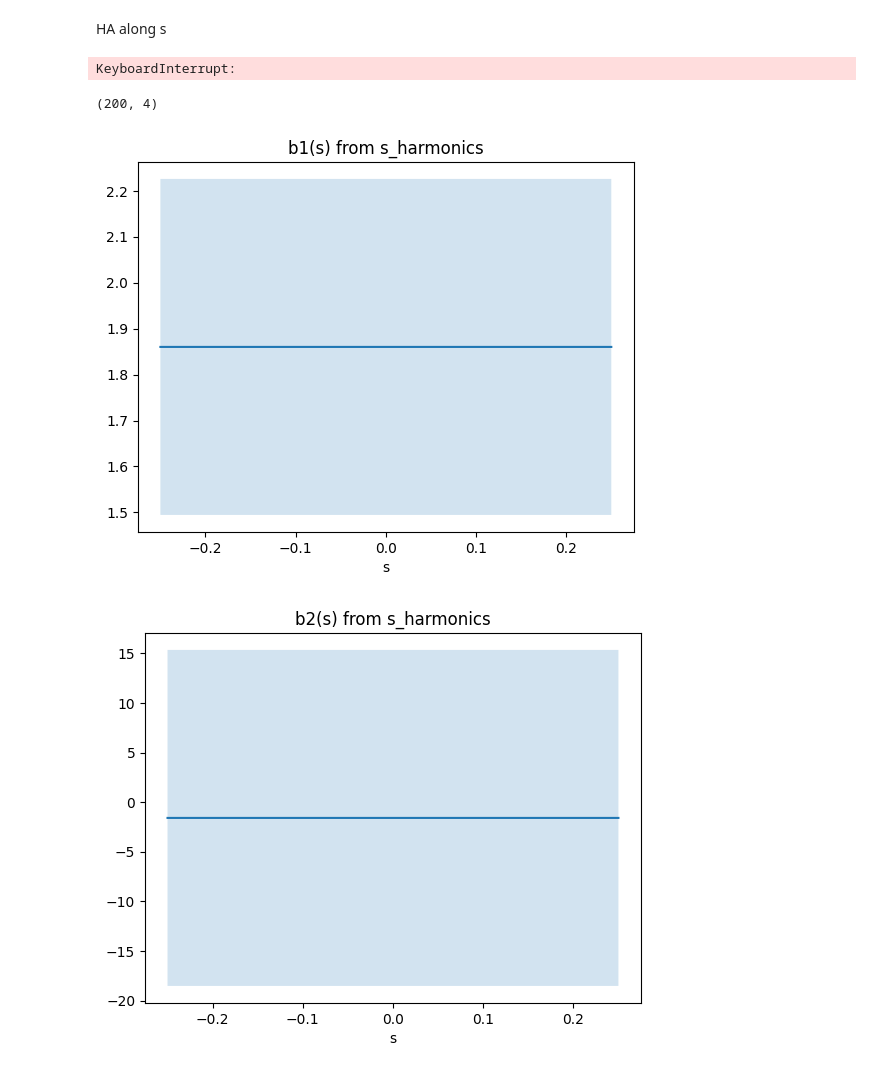
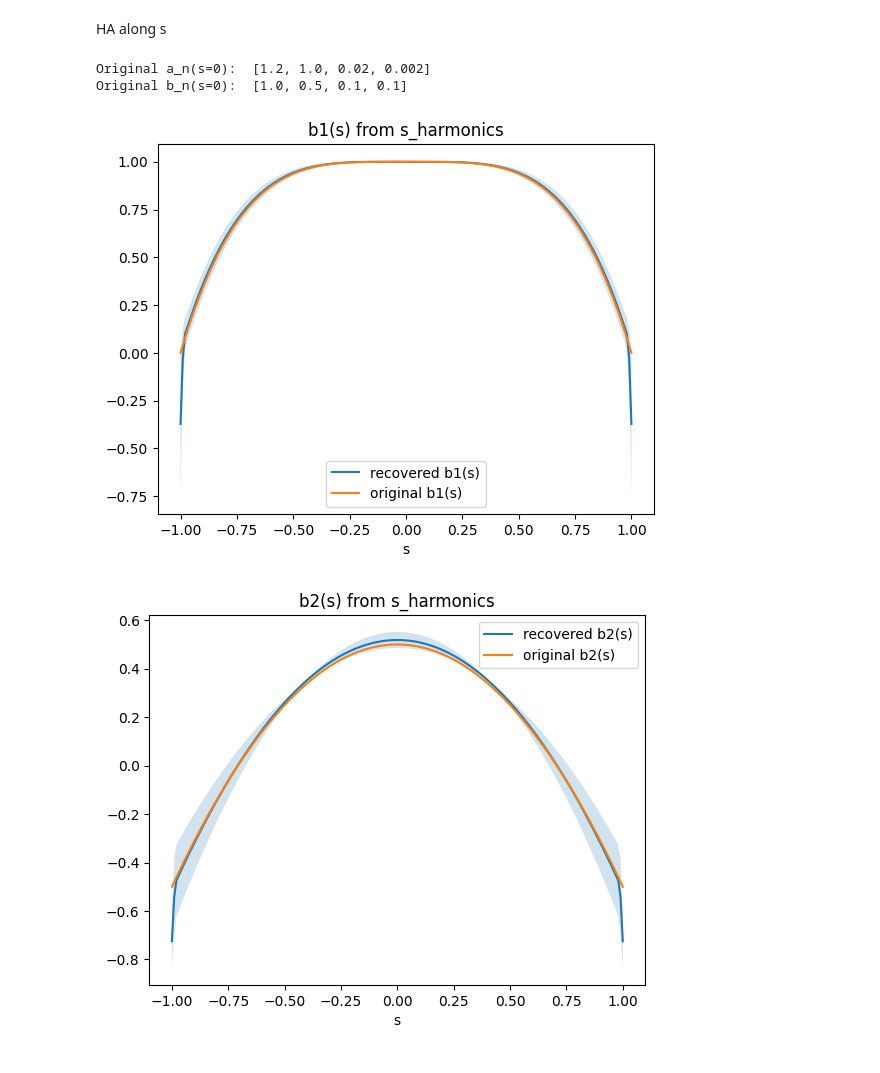
Before and after one commit to marcoliniF/bpmeth, a Jupyter notebook: preliminaryTrials/2abBAcurlB_HA_ab.ipynb, the cells around one changed output. Cells and saved outputs as stored; diff of their text form; code cells hidden in the pictures.

```diff
--- a/preliminaryTrials/2abBAcurlB_HA_ab.ipynb
+++ b/preliminaryTrials/2abBAcurlB_HA_ab.ipynb
@@ -7,8 +7,8 @@ from sympy import lambdify
 from sympy.abc import x, y, s
 # %%
 #start from multipole coeefficients a_n(s)=a1,a2,... and b_n(s)
-a_coeffs = [1 ,2,0.1, 0.04]
-b_coeffs = [1,2,0.041, 0.04]
+a_coeffs = ["1.2-0.3*s", "1-s**2", 0.02, 0.002]
+b_coeffs = ["1-s**4","0.5-s**2",0.1, 0.1]
 #get scalar potential
 expansion=bpmeth.FieldExpansion(a=a_coeffs, b=b_coeffs)
 #expansion.plot_components()
@@ -177,12 +177,14 @@ Original bn:  [1, 2, 0.041, 0.04]
 # %%
 p=4#how many values to plot
-
-plt.plot(range(1,len(a_coeffs[:p])+1), np.abs(a_coeffs[:p]-an[:p])/a_coeffs[:p], 'o', label='a_n error from HA')
-plt.plot(range(1,len(b_coeffs[:p])+1), np.abs(b_coeffs[:p]-bn[:p])/b_coeffs[:p], 'o', label='b_n error from HA')
-plt.plot(range(1,len(b_coeffs[:p])+1), np.abs(b_coeffs[:p]-bnfft[:p])/b_coeffs[:p], 'o', label='b_n error from FFT')
+#evaluate the symbolic expressions of the original coefficients to compare them with the recovered ones
+b_ana = lambdify(s, b_coeffs, 'numpy')
+a_ana = lambdify(s, a_coeffs, 'numpy')
+plt.plot(range(1,len(a_coeffs[:p])+1), np.abs(a_ana(s_fixed)[:p]-an[:p])/a_ana(s_fixed)[:p], 'o', label='a_n error from FD')
+plt.plot(range(1,len(b_coeffs[:p])+1), np.abs(b_ana(s_fixed)[:p]-bn[:p])/b_ana(s_fixed)[:p], 'o', label='b_n error from FD')
 plt.yscale('log')
 plt.xlabel('Index')
-plt.title('Relative error of multipole components reconstructed with H.A. at s=' + str(s_fixed))
+plt.ylabel('$(a_n - a_nnew)/a_n$')
+plt.title('Relative error of multipole components reconstructed with F.D. at s=' + str(sa[int(len(sa)/2)]))
 plt.legend()
 plt.show()
 # %% [output]
@@ -190,32 +192,29 @@ plt.show()
 # %% [markdown]
 HA along s
 # %%
-svals, bnHA, errorbnHA = curlfieldmap.s_harmonics(order=len(b_coeffs), rmin=0.01, rmax=0.30,nr=30, radius=0.025)
+svals, bnHA, errorbnHA = curlfieldmap.s_harmonics(order=len(b_coeffs), rmin=0.2, rmax=0.3,nr=10, radius=0.03)
-# %% [output]
-KeyboardInterrupt:
 # %%
-import sympy
-#evaluate the original coefficients at s=s_fixed
-a_coeffs_eval = [sympy.sympify(coeff).subs(s, svals) for (coeff, svals) in zip(a_coeffs, svals)]
-b_coeffs_eval = [sympy.sympify(coeff).subs(s, svals) for (coeff, svals) in zip(b_coeffs, svals)]
-print("Original a_n(s): ", a_coeffs_eval)
+print("Original a_n(s=0): ", a_ana(s_fixed))
+print("Original b_n(s=0): ", b_ana(s_fixed))
+# %% [output]
+Original a_n(s=0):  [1.2, 1.0, 0.02, 0.002]
+Original b_n(s=0):  [1.0, 0.5, 0.1, 0.1]
 # %%
-print(bnHA.shape)
 plt.plot(svals, bnHA[:,0], label='recovered b1(s)')
 plt.fill_between(svals, bnHA[:,0]-errorbnHA[:,0], bnHA[:,0]+errorbnHA[:,0], alpha=0.2)
+plt.plot(svals, b_ana(svals)[0], label='original b1(s)')
 plt.xlabel('s')
 plt.title('b1(s) from s_harmonics')
 plt.legend()
-plt.plot(svals, b_coeffs_eval[0], label='original b1(s) in straight coordinates')
 plt.show()
 
 plt.plot(svals, bnHA[:,1], label='recovered b2(s)')
 plt.fill_between(svals, bnHA[:,1]-errorbnHA[:,1], bnHA[:,1]+errorbnHA[:,1], alpha=0.2)
 plt.xlabel('s')
 plt.title('b2(s) from s_harmonics')
+plt.plot(svals, b_ana(svals)[1], label='original b2(s)')
 plt.legend()
 plt.show()
 # %% [output]
-(200, 4)
-[figure, old version]
+[figure, new version]
-[figure, old version]
+[figure, new version]
```
Also changed, not shown: parts of 10 cells of this notebook, 1 other file.
